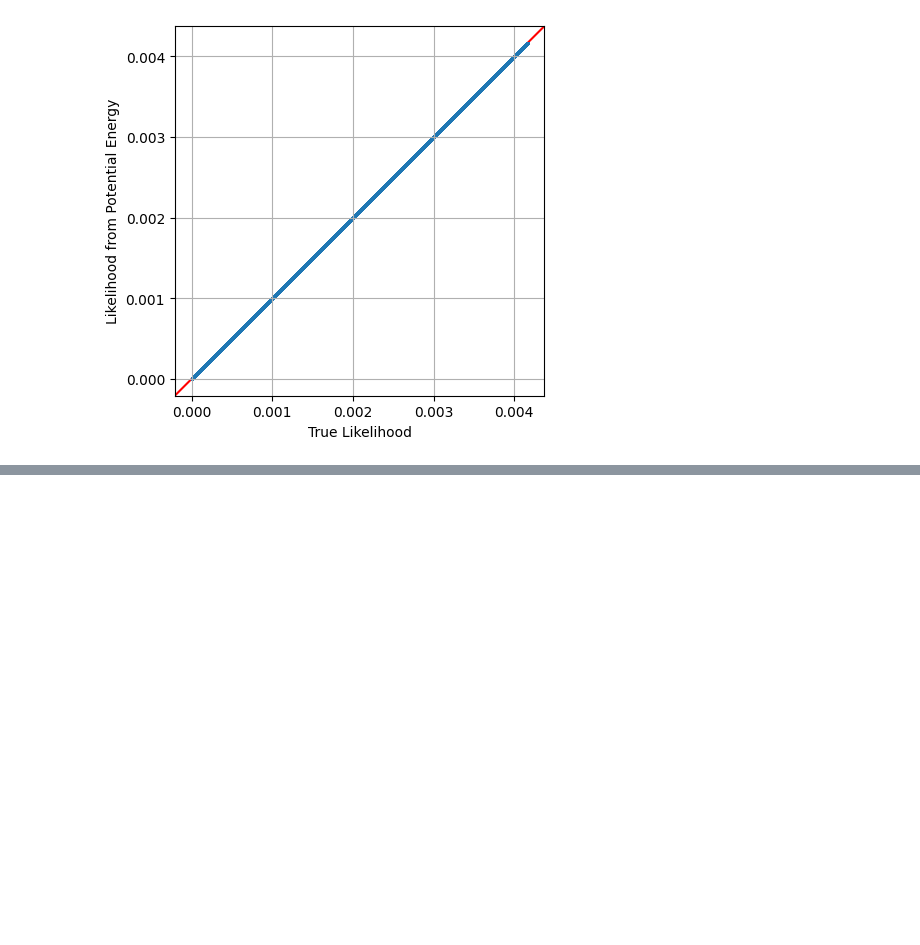
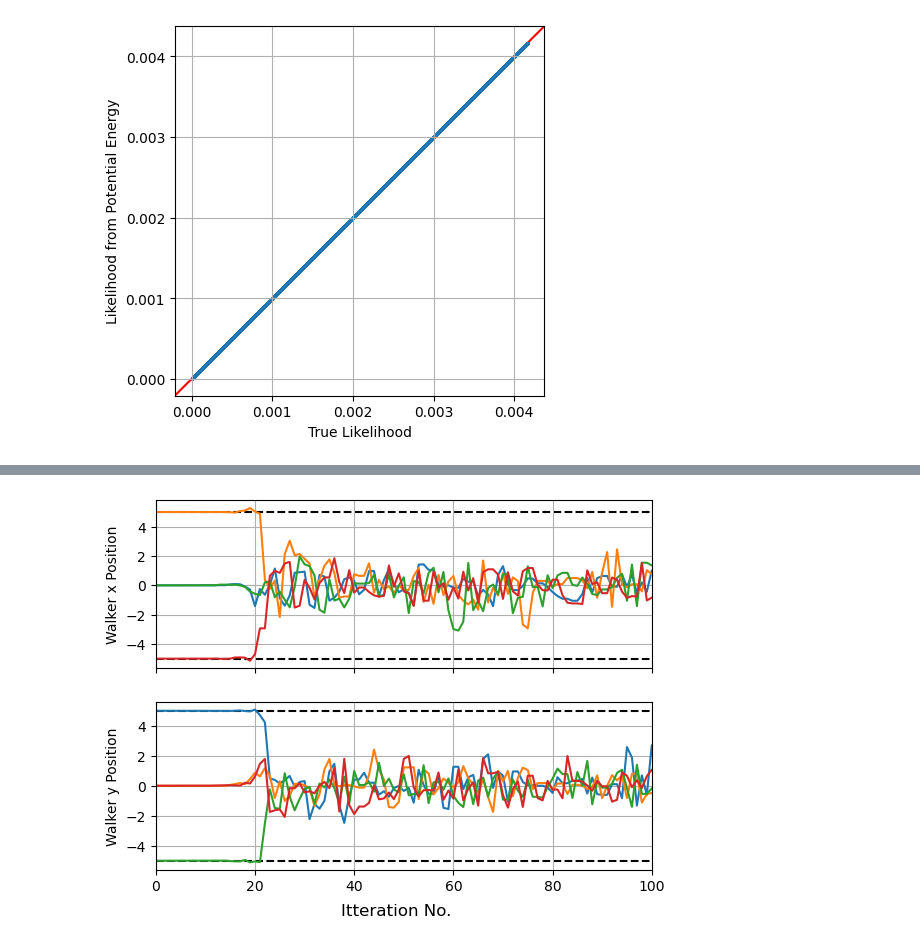
Before and after one commit to HughMcDougall/HughMcDougall.github.io, a Jupyter notebook: blog/02_numpyro/02_constraineddomain/_constraineddomain.ipynb, the cells around one changed output, grey strips where cells are left out. Cells and saved outputs as stored; diff of their text form; code cells hidden in the pictures; blank space fills up the shorter version.

```diff
--- a/blog/02_numpyro/02_constraineddomain/_constraineddomain.ipynb
+++ b/blog/02_numpyro/02_constraineddomain/_constraineddomain.ipynb
@@ -299,0 +374,15 @@ plt.show()
+# %%
+fig, (a1,a2) = plt.subplots(2,1, sharex=True)
+
+for i in range(nchains):
+    a1.plot(res['x'][i*nsamples:(i+1)*nsamples], lw=1.5)
+    a2.plot(res['y'][i*nsamples:(i+1)*nsamples], lw=1.5)
+plt.xlim(xmin=0, xmax=100)
+a1.grid(), a2.grid()
+fig.supxlabel("Itteration No.")
+a1.set_ylabel("Walker x Position"), a2.set_ylabel("Walker y Position")
+for a in [-5,5]:
+    a1.axhline(a,c='k',ls='--', zorder=-1), a2.axhline(a,c='k',ls='--', zorder = -1)
+plt.show()
+# %% [output]
+[figure, added]
```
Also changed, not shown: parts of 22 cells of this notebook, 6 other files.
